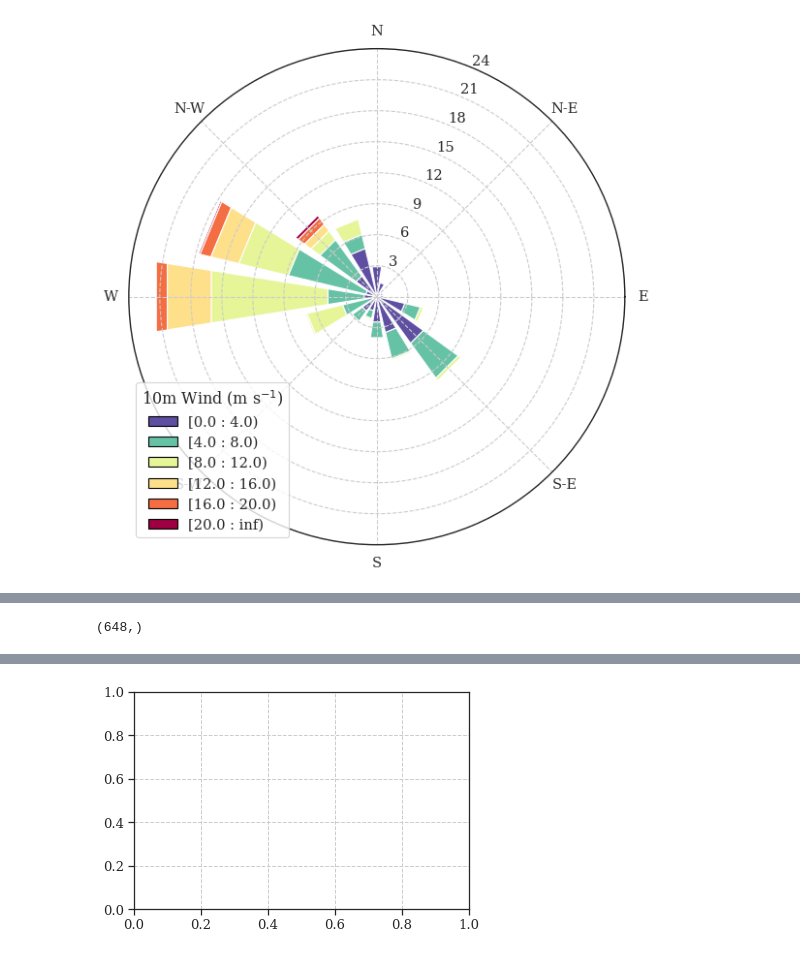
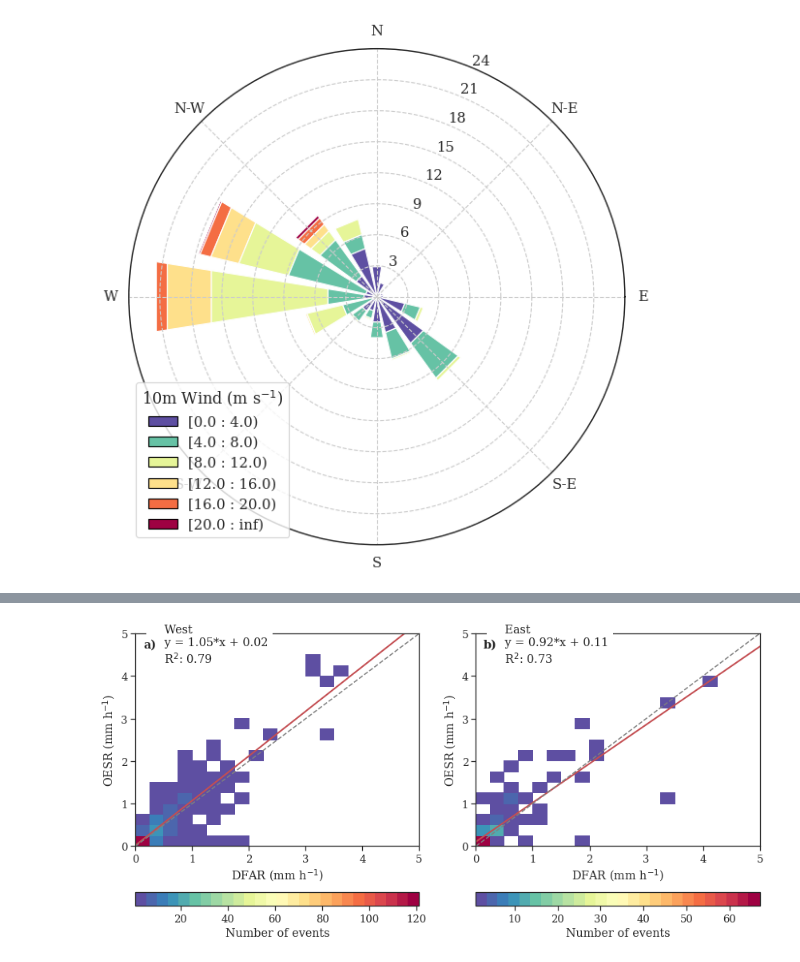
Before and after one commit to franzihe/Haukeliseter_16_17, a Jupyter notebook: write_nc_precip_day_wind_regime_temp_condition_V2.ipynb, the cells around one changed output, grey strips where cells are left out. Cells and saved outputs as stored; diff of their text form; code cells hidden in the pictures.

Commit message:
started on accumulation plot

```diff
--- a/write_nc_precip_day_wind_regime_temp_condition_V2.ipynb
+++ b/write_nc_precip_day_wind_regime_temp_condition_V2.ipynb
@@ -545,8 +544,9 @@ from scipy.stats import linregress
 # %%
-def plt_observation(axs, x, y,regime,  _range, vmax=None):
+def plt_observation(axs, x, y,regime,  _range=None, vmax=None):
     cmap = plt.get_cmap('Spectral_r', 26)
+    _mask = (~np.isnan(y) & ~np.isnan(x))
 
-    counts, xedges, yedges, im = axs.hist2d(x,y,
+    counts, xedges, yedges, im = axs.hist2d(x[_mask],y[_mask],
                                            bins = 20,
                                           range = _range,
                                            cmap = cmap,
@@ -554,9 +554,12 @@ def plt_observation(axs, x, y,regime,  _range, vmax=None):
                                            norm = mpl.colors.Normalize(vmax = vmax)
                                            )
 
-    _mask = (~np.isnan(y) & ~np.isnan(x))
+ #   _mask = (~np.isnan(y) & ~np.isnan(x))
     _x = np.linspace(0,5.1,20)
     _y = _x*linregress(x[_mask],y[_mask]).slope + linregress(x[_mask], y[_mask]).intercept
+
+    axs.plot(_x, _y, 'r', linewidth = '2')
+
 
     annotation_string = r"""    {:}
     y = {:.2f}*x + {:.2f}
@@ -564,5 +567,5 @@ def plt_observation(axs, x, y,regime,  _range, vmax=None):
     """.format(regime,linregress(x[_mask],y[_mask]).slope,
                linregress(x[_mask],y[_mask]).intercept,
                linregress(x[_mask],y[_mask]).rvalue**2, )
-    print('counts',counts, 'sum',np.nansum(counts),'shape', counts.shape, np.nanmax(counts))
-    return(annotation_string, im)
+#    print('counts',counts, 'sum',np.nansum(counts),'shape', counts.shape, np.nanmax(counts))
+    return(annotation_string, im, )
@@ -610,28 +572,56 @@ obs['precip_east_hourly'].where(filter, ).values.flatten().shape
-# %%
-obs['precip_west_hourly'].where(filter, ).values.flatten().shape
-# %% [output]
-(648,)
+# %%
+fig_label = ['a)', 'b)', 'c)', 'd)', 'e)', 'f)', 'g)', 'h)']
 # %%
+fig, axsm = plt.subplots(1, 2, figsize = [14,7])
+axs = axsm.flatten()
+
+
+
+annotation_string = dict()
+# West
+filter = np.logical_and(obs['precip_west_hourly'] != 0.,
+               ret['precip_west_hourly'] != 0.)
+annotation_string[0],im = plt_observation(axs[0],
+                                      obs['precip_west_hourly'].where(filter, ).values,#.flatten(),
+                                      ret['precip_west_hourly'].where(filter, ).values,#.flatten(),
+                                      'West',
+                                        _range=[[0,5], [0,5]],
+                                       vmax=121)
+cbar = plt.colorbar(im, ax = axs[0], norm = mpl.colors.NoNorm, orientation = 'horizontal')
+cbar.ax.set_xlabel('Number of events')
+
 # East
 filter = np.logical_and(obs['precip_east_hourly'] != 0.,
                ret['precip_east_hourly'] != 0.)
-annotation_string[1], im = plt_observation(axs[0],
-                                      obs['precip_east_hourly'].where(filter, ).values.flatten(),
-                                        ret['precip_east_hourly'].where(filter, ).values.flatten(),
-                                      'east',
-                                           _range=[[0,4], [0,4]],
-                                          vmax=27)
+annotation_string[1],im = plt_observation(axs[1],
+                                      obs['precip_east_hourly'].where(filter, ).values,#.flatten(),
+                                      ret['precip_east_hourly'].where(filter, ).values,#.flatten(),
+                                      'East',
+                                          _range=[[0,5], [0,5]],
+                                       vmax=67
+                                         )
+cbar = plt.colorbar(im, ax = axs[1], norm = mpl.colors.NoNorm, orientation = 'horizontal')
+cbar.ax.set_xlabel('Number of events')
 
 for i in range(len(axs)):
 #    axs[i].set_aspect('equal')
     axs[i].set_xlabel('DFAR (mm h$^{-1}$)')
     axs[i].set_ylabel('OESR (mm h$^{-1}$)')
     axs[i].plot([0,1], [0,1], transform = axs[i].transAxes, color = 'grey', ls = '--')
-    axs[i].plot(_x, _y, 'r', linewidth = '2')
-#    axs[i].annotate(annotation_string[i], xy=(0.05, 0.80), xycoords='axes fraction',
- #                                            backgroundcolor='w', )
-    plt.colorbar(im, ax = axs[i], norm = mpl.colors.NoNorm, orientation = 'horizontal')
-#plt.colorbar(im, ax=axsm[:2],  #ax = axsm.ravel().tolist(),# cax=cbar_ax,
- #                   norm = mpl.colors.NoNorm, #location = 'bottom',
-  #                  orientation = 'horizontal')
+    axs[i].annotate(annotation_string[i], xy=(0.05, 0.80), xycoords='axes fraction',
+                                             backgroundcolor='w', )
+    axs[i].text(0.05, 0.95,
+                    fig_label[i],
+                    fontweight='bold',
+                    horizontalalignment='center',
+                    verticalalignment='center',
+                    transform = axs[i].transAxes)
+
+
+if savefig == 1:
+        cF.createFolder('%s/' %(figdir))
+        fig_name = 'winter_16_17_sfc_2dhist_corr.'+form
+        plt.savefig('%s/%s' %(figdir, fig_name), format = form, bbox_inches='tight', transparent=True)
+        print('plot saved: %s/%s' %(figdir, fig_name))
+        plt.close()
 # %% [output]
@@ -655 +628 @@ counts [[64.  4.  3. nan nan  1. nan nan nan nan nan nan nan nan nan nan nan nan
-[figure, old version]
+[figure, new version]
```
Also changed, not shown: parts of 12 cells of this notebook.
